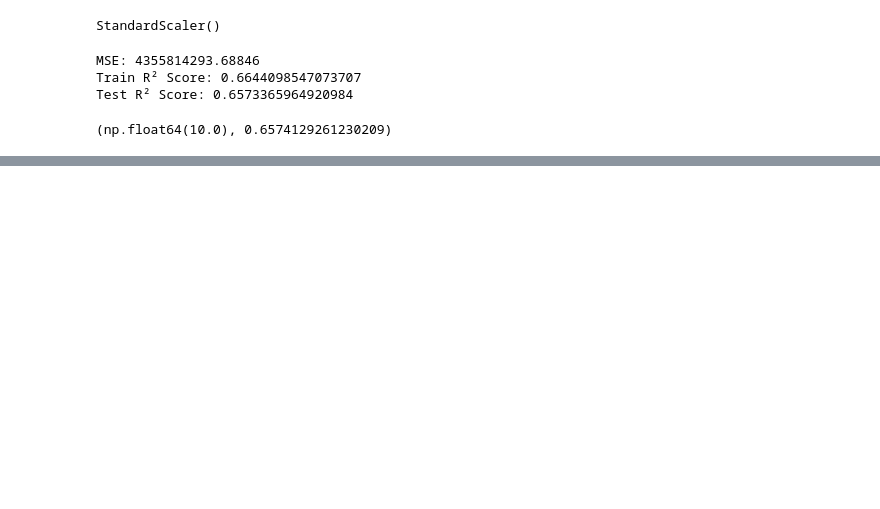
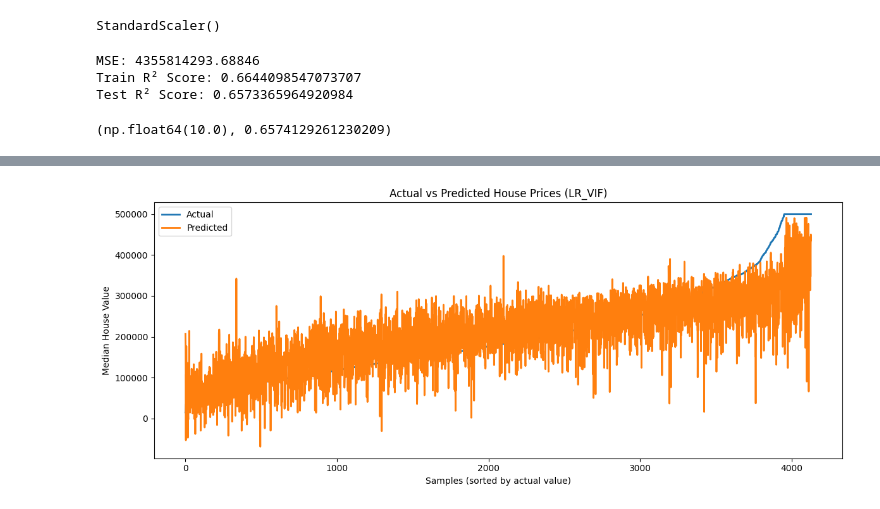
Before and after one commit to OMCHOKSI108/machine-learning-playground, a Jupyter notebook: REGRESSION_MODELS_CODE/Linear_regression.ipynb, the cells around one changed output, grey strips where cells are left out. Drawn from its saved outputs; the diff is of its cells as text; code cells hidden in the pictures; blank space fills up the shorter version.

```diff
--- a/REGRESSION_MODELS_CODE/Linear_regression.ipynb
+++ b/REGRESSION_MODELS_CODE/Linear_regression.ipynb
@@ -731,0 +745,22 @@ plt.show()
+# %%
+import numpy as np
+import matplotlib.pyplot as plt
+
+# Sort by actual values for visual clarity
+idx = np.argsort(y_test_vif.values)
+
+y_true_sorted = y_test_vif.values[idx]
+y_pred_sorted = y_pred_test_vif[idx]
+
+plt.figure(figsize=(12, 5))
+plt.plot(y_true_sorted, label='Actual', linewidth=2)
+plt.plot(y_pred_sorted, label='Predicted', linewidth=2)
+
+plt.title('Actual vs Predicted House Prices (LR_VIF)')
+plt.xlabel('Samples (sorted by actual value)')
+plt.ylabel('Median House Value')
+plt.legend()
+plt.tight_layout()
+plt.show()
+# %% [output]
+[figure, added]
```
Also changed, not shown: parts of 15 cells of this notebook.
